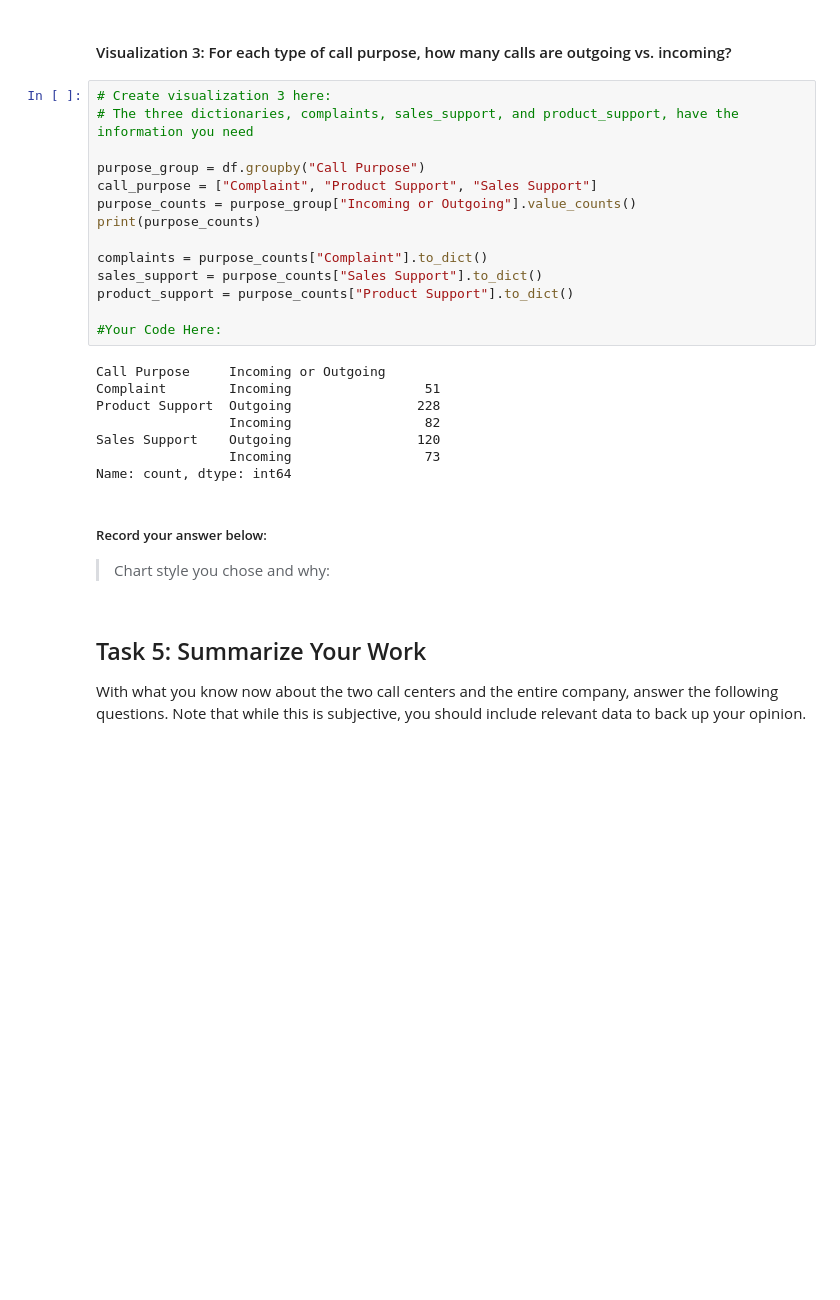
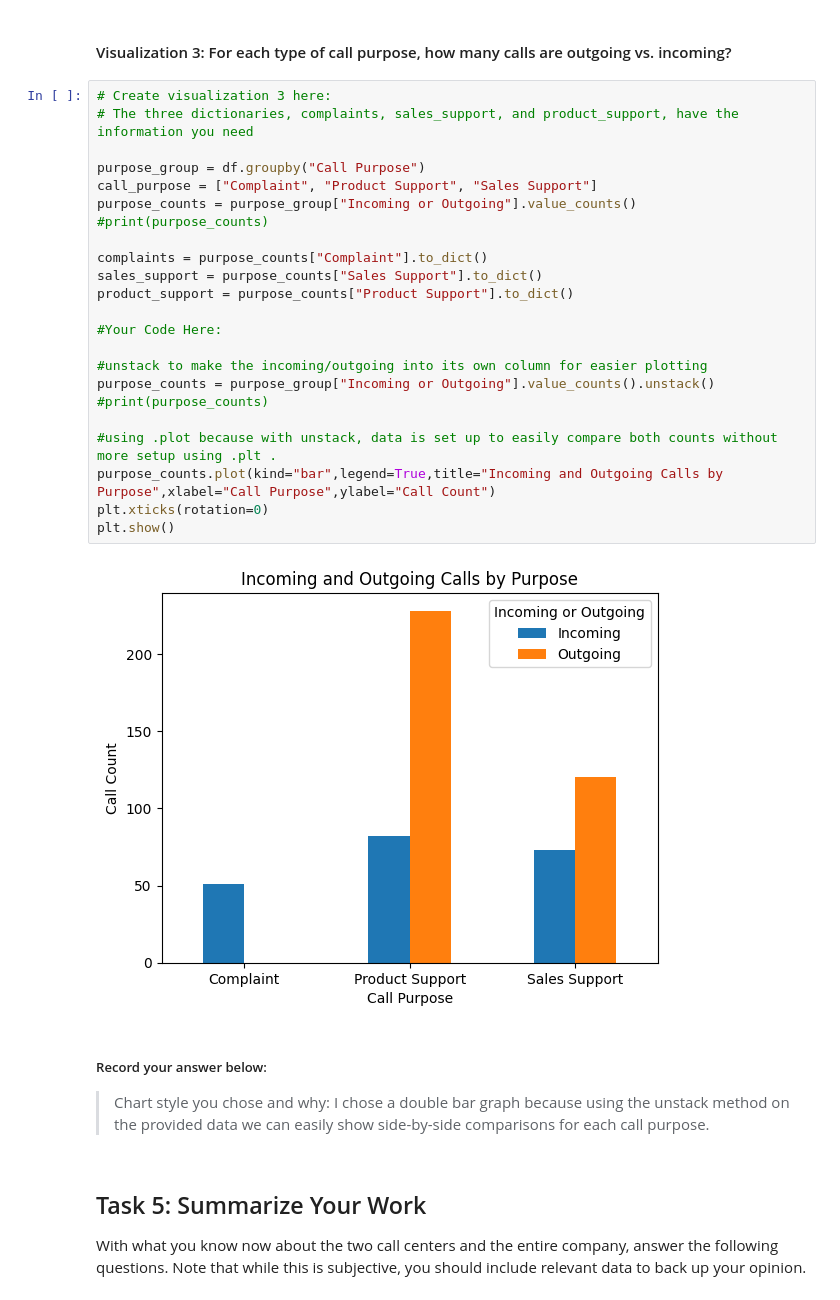
Before and after one commit to GraySinclair/call-center-cleanup-assignment, a Jupyter notebook: Call_Center_Cleanup.ipynb, the cells around one changed output. Drawn from its saved outputs; the diff is of its cells as text; blank space fills up the shorter version.

Commit message:
next graph complete

```diff
--- a/Call_Center_Cleanup.ipynb
+++ b/Call_Center_Cleanup.ipynb
@@ -453,29 +453,32 @@ plt.show()
 # %%
 # Create visualization 3 here:
 # The three dictionaries, complaints, sales_support, and product_support, have the information you need
 
 purpose_group = df.groupby("Call Purpose")
 call_purpose = ["Complaint", "Product Support", "Sales Support"]
 purpose_counts = purpose_group["Incoming or Outgoing"].value_counts()
-print(purpose_counts)
+#print(purpose_counts)
 
 complaints = purpose_counts["Complaint"].to_dict()
 sales_support = purpose_counts["Sales Support"].to_dict()
 product_support = purpose_counts["Product Support"].to_dict()
 
 #Your Code Here:
+
+#unstack to make the incoming/outgoing into its own column for easier plotting
+purpose_counts = purpose_group["Incoming or Outgoing"].value_counts().unstack()
+#print(purpose_counts)
+
+#using .plot because with unstack, data is set up to easily compare both counts without more setup using .plt .
+purpose_counts.plot(kind="bar",legend=True,title="Incoming and Outgoing Calls by Purpose",xlabel="Call Purpose",ylabel="Call Count")
+plt.xticks(rotation=0)
+plt.show()
 # %% [output]
-Call Purpose     Incoming or Outgoing
-Complaint        Incoming                 51
-Product Support  Outgoing                228
-                 Incoming                 82
-Sales Support    Outgoing                120
-                 Incoming                 73
-Name: count, dtype: int64
+[figure, added]
 # %% [markdown]
 ##### Record your answer below:
 
-> Chart style you chose and why:
+> Chart style you chose and why: I chose a double bar graph because using the unstack method on the provided data we can easily show side-by-side comparisons for each call purpose.
 # %% [markdown]
 ## Task 5: Summarize Your Work
 
```
